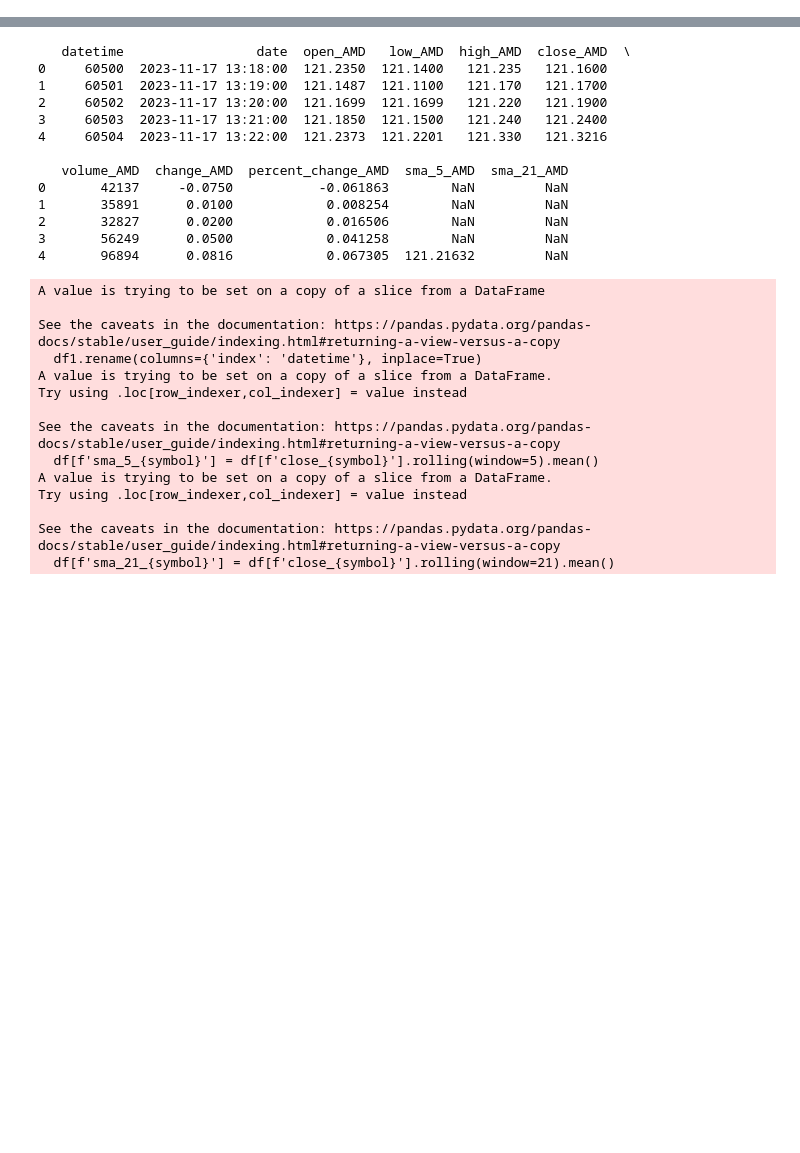
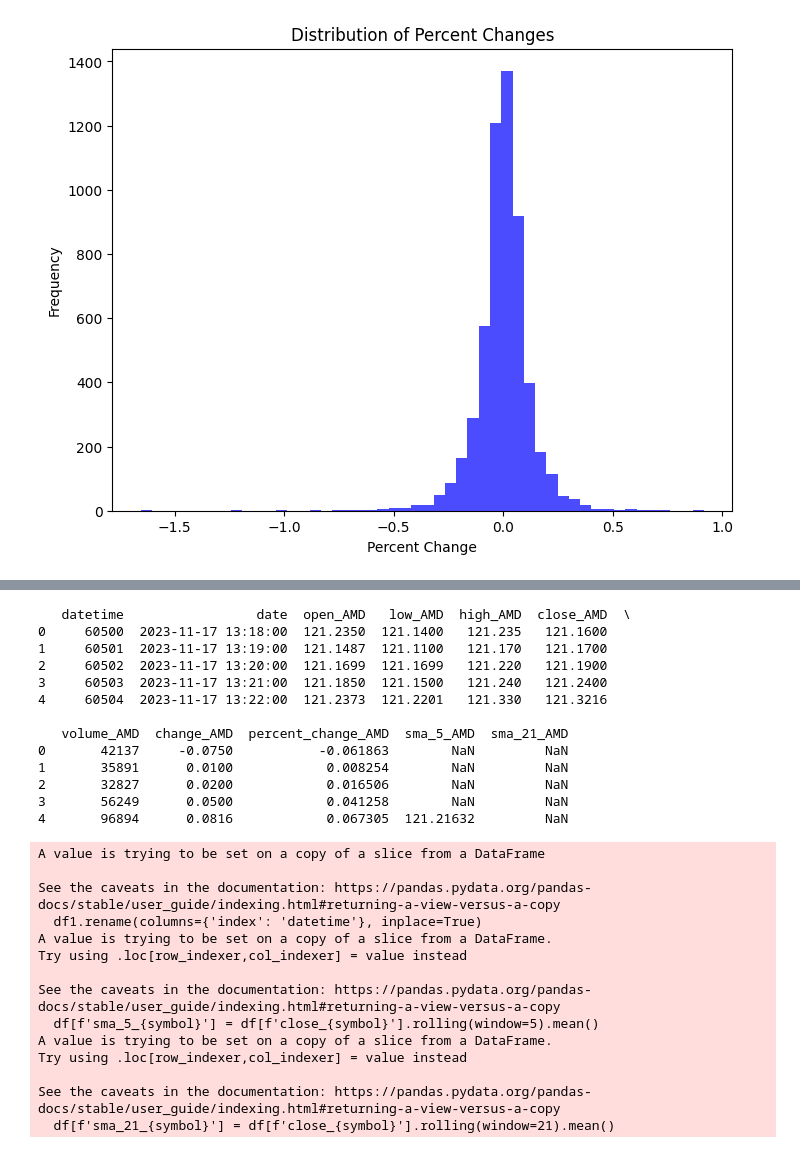
Before and after one commit to yug201/amd-stock-price-prediction-lstm, a Jupyter notebook: amd_stock_price_prediction_lstm.ipynb, the cells around one changed output, grey strips where cells are left out. Saved outputs shown, nothing was run; the diff lists cells and outputs as text; code cells hidden in the pictures; blank space fills up the shorter version.

```diff
--- a/amd_stock_price_prediction_lstm.ipynb
+++ b/amd_stock_price_prediction_lstm.ipynb
@@ -32,0 +106,10 @@ df1
+# %%
+# Histogram of percent change
+plt.figure(figsize=(8, 6))
+plt.hist(df1['percent_change_AMD'], bins=50, color='blue', alpha=0.7)
+plt.title('Distribution of Percent Changes')
+plt.xlabel('Percent Change')
+plt.ylabel('Frequency')
+plt.show()
+# %% [output]
+[figure, added]
```
Also changed, not shown: parts of 9 cells of this notebook.
